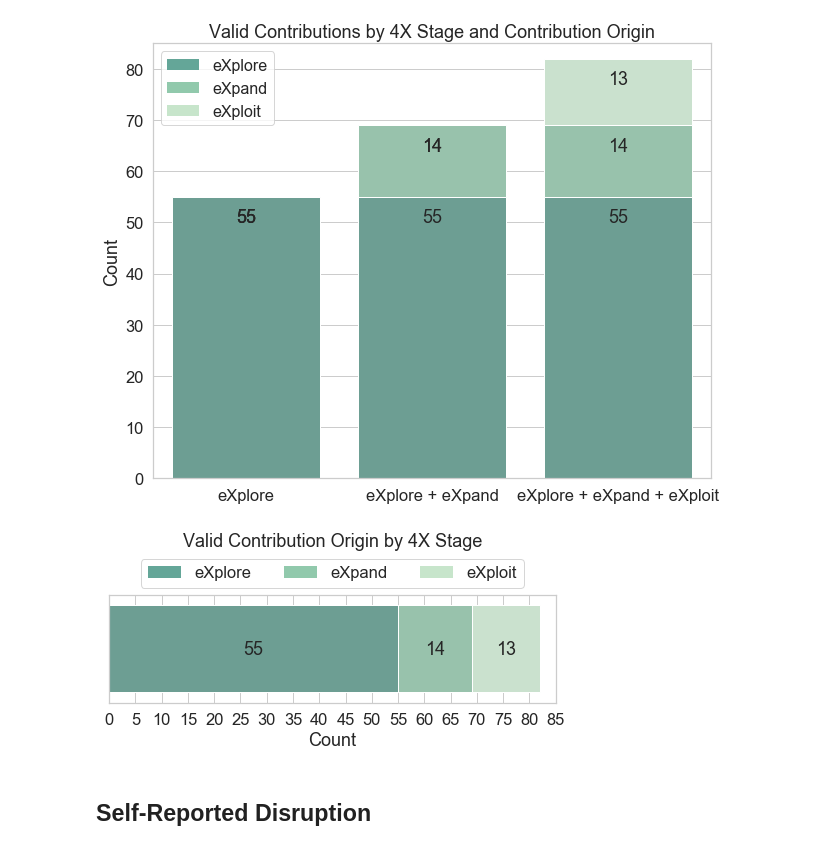
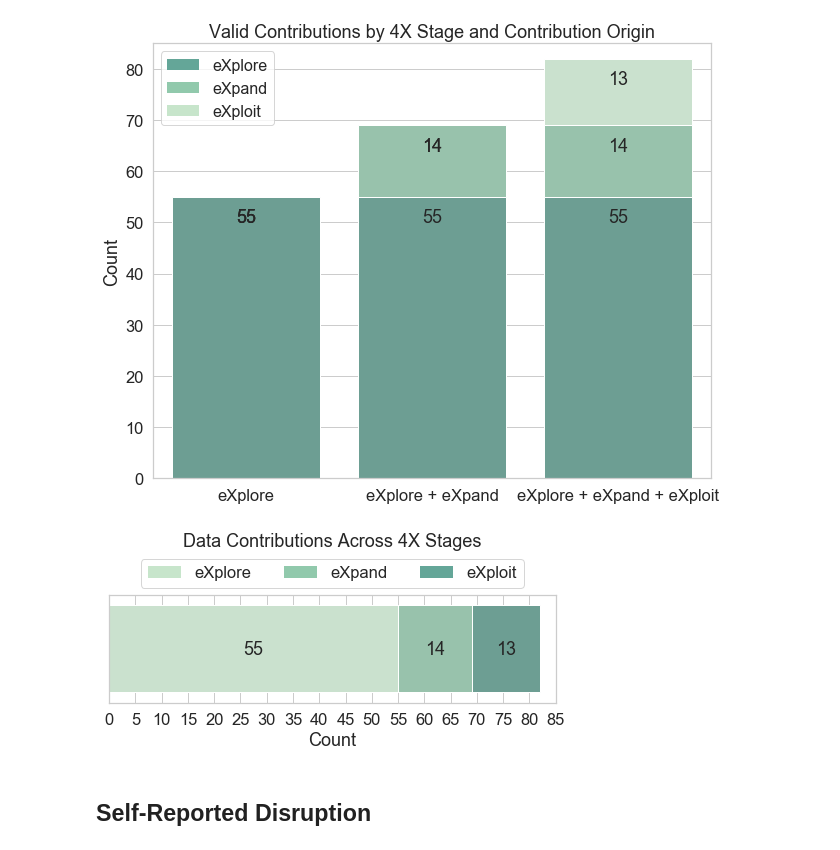
Before and after one commit to NUDelta/les-study-analysis, a Jupyter notebook: su2018/4X-summer-study-analysis.ipynb, the cells around one changed output. Cells and saved outputs as stored; diff of their text form; code cells hidden in the pictures.

Commit message:
figure updates for CSCW 19 with CHI 19 feedback from HQ

```diff
--- a/su2018/4X-summer-study-analysis.ipynb
+++ b/su2018/4X-summer-study-analysis.ipynb
@@ -1516,14 +1516,14 @@ middle_color = sns.color_palette()[1]
 top_color = sns.color_palette()[2]
 
 # layer plots together
-bottom_layer = sns.barplot(y=add_contrib_enroute['4X Stage'], x=add_contrib_enroute['Count'], color=bottom_color)
+bottom_layer = sns.barplot(y=add_contrib_enroute['4X Stage'], x=add_contrib_enroute['Count'], color=top_color)
 middle_layer = sns.barplot(y=add_contrib_directed['4X Stage'], x=add_contrib_directed['Count'], color=middle_color)
-top_layer = sns.barplot(y=add_contrib_opportunistic['4X Stage'], x=add_contrib_opportunistic['Count'], color=top_color)
+top_layer = sns.barplot(y=add_contrib_opportunistic['4X Stage'], x=add_contrib_opportunistic['Count'], color=bottom_color)
 
 # setup legend
-bottombar = plt.Rectangle((0, 0), 1, 1, fc=bottom_color, edgecolor='none')
+bottombar = plt.Rectangle((0, 0), 1, 1, fc=top_color, edgecolor='none')
 middlebar = plt.Rectangle((0, 0), 1, 1, fc=middle_color, edgecolor='none')
-topbar = plt.Rectangle((0, 0), 1, 1, fc=top_color, edgecolor='none')
+topbar = plt.Rectangle((0, 0), 1, 1, fc=bottom_color, edgecolor='none')
 
 l = plt.legend([topbar, middlebar, bottombar], ['eXplore', 'eXpand', 'eXploit'],
                loc=9, ncol=3,  bbox_to_anchor=(0.5, 1.4))
@@ -1533,35 +1533,35 @@ l.draw_frame(True)
 bottom_layer.set_xlim(0, 85)
 bottom_layer.set_xticks(range(0, 86, 5))
 bottom_layer.set_ylabel('')
 bottom_layer.set_yticklabels([])
-bottom_layer.set_title('Valid Contribution Origin by 4X Stage\n\n')
+bottom_layer.set_title('Data Contributions Across 4X Stages\n\n')
 
 # add value labels to bars
 for p in top_layer.patches:
     height = p.get_height()
     width = p.get_width()
 
     if math.isnan(width):
         width = 0
         top_layer.text(width + 0.5, p.get_y() + height / 2, '', ha="center")
     else:
         value = width
         offset = 0
 
         if value > opportunistic_contributions + directed_contributions:
             value = value - opportunistic_contributions - directed_contributions
             offset = opportunistic_contributions + directed_contributions
         elif value > opportunistic_contributions:
             value = value - opportunistic_contributions
             offset = opportunistic_contributions
 
         top_layer.text(offset + (value / 2), p.get_y() + height / 2 + 0.05, '{:1.0f}'.format(value), ha="center")
 
 # save figure
 output_fig = ax.get_figure()
 output_fig.savefig('./graphs/contribution-breakdown.png', dpi=300, transparent=True, bbox_inches='tight', pad_inches=0)
 # %% [output]
-[figure, old version]
+[figure, new version]
 # %% [markdown]
 ## Self-Reported Disruption
 # %%
```
Also changed, not shown: parts of 1 cell of this notebook.
